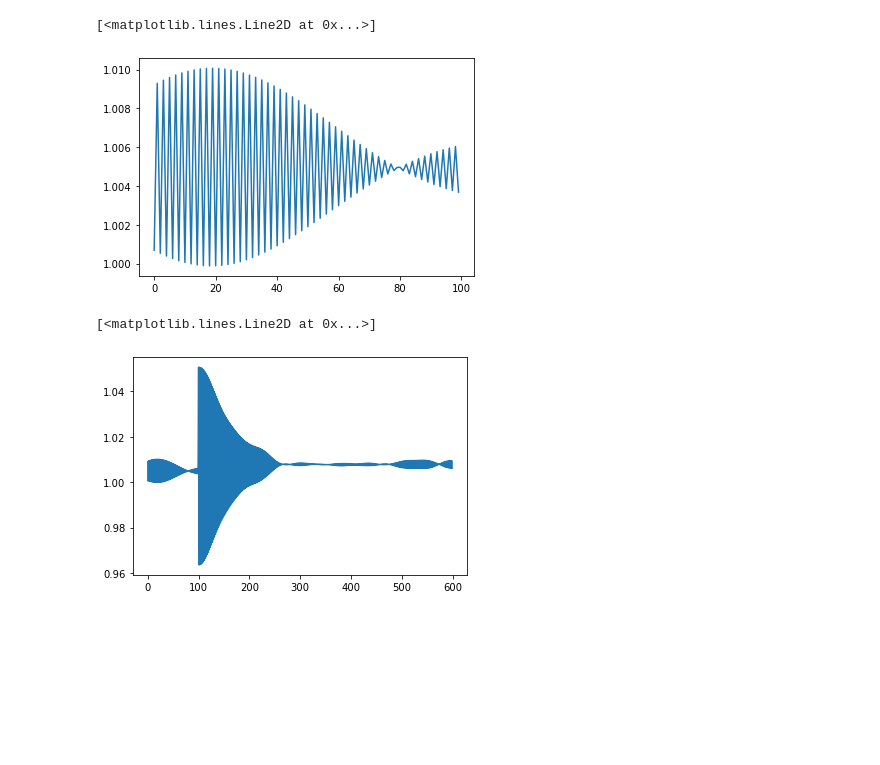
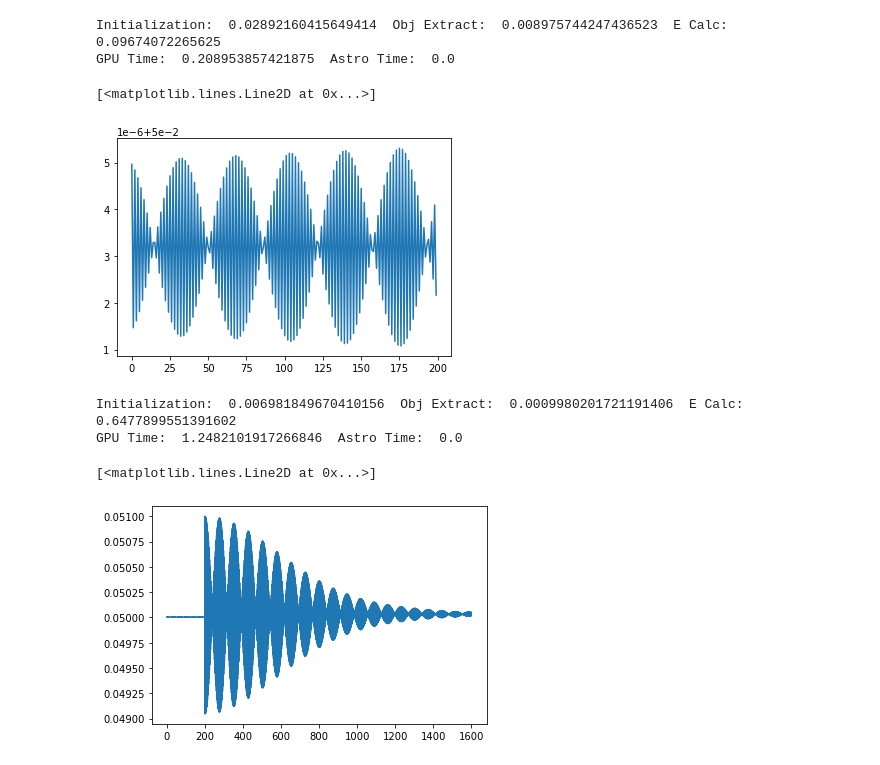
Before and after one commit to henhen724/EchoSimulation, a Jupyter notebook: PythonSimulation/Kepler Echo.ipynb, the cells around one changed output. Saved outputs shown, nothing was run; the diff lists cells and outputs as text; code cells hidden in the pictures; blank space fills up the shorter version.

```diff
--- a/PythonSimulation/Kepler Echo.ipynb
+++ b/PythonSimulation/Kepler Echo.ipynb
@@ -79,10 +85,10 @@ Omega = np.repeat(0.0, size) * u.rad
 # This leads to J_SHO = sqrt(ka/2)e^2 = sqrt(k/2)(J_1 - J_2^2/J_1)
 # Then im distributing particles according to exp{- J_SHO/epsilon}
 
-size = 1000
-r_0 = 1*u.km
-epsilon = 0.001*u.kg*u.km**2/u.s
-k = 1*u.kg*u.km**3/u.s**2
+size = 20000
+r_0 = 0.05*u.km
+epsilon = 0.0000001*u.kg*u.km**2/u.s
+k = 0.00112*u.kg*u.km**3/u.s**2
 m = 0.1*u.kg
 
 J_SHO = expon.rvs(scale=epsilon, loc=0, size=size)*1*u.kg*u.km**2/u.s
@@ -166,20 +148,22 @@ plt.scatter(x, y)
 # %%
 timestep = 1*u.second
 
-time_before_kick = 100*u.second
-time_after_kick = 500*u.second
-time_after_quad_kick = 2000*u.second
+time_before_kick = 200*u.second
+time_after_kick = 1400*u.second
+time_after_quad_kick = 4500*u.second
 
-steps_before_kick = int(time_before_kick/timestep)
-steps_after_kick = int(time_after_kick/timestep)
-steps_after_quad_kick = int(time_after_quad_kick/timestep)
+dipole_time = time_before_kick
+quad_time = time_before_kick + time_after_kick
+end_time = time_before_kick + time_after_kick + time_after_quad_kick
 
-total_time = time_before_kick + time_after_kick + time_after_quad_kick
-total_steps = steps_before_kick + steps_after_kick + steps_after_quad_kick
+dipole_step = int(dipole_time/timestep)
+quad_step = int(quad_time/timestep)
+end_step = int(end_time/timestep)
 
-time = np.linspace(0.0*u.second, total_time, total_steps)
 
-avr_radius = np.zeros(total_steps) * u.km
+time = np.linspace(0.0*u.second, end_time, end_step)
 
-radiuses = np.zeros((size, total_steps)) * u.km
-velocities = np.zeros((size, total_steps)) * u.km/u.second
+avr_radius = np.zeros(end_step) * u.km
+
+radiuses = np.zeros((size, end_step)) * u.km
+velocities = np.zeros((size, end_step)) * u.km/u.s
@@ -230,14 +170,21 @@ def propogate(orb, time_of_flight, timestep):
 # %%
-radiuses[:,0:steps_before_kick], velocities[:,0:steps_before_kick], final_mean_anamoly = propogate(orb, time_before_kick, timestep)
-for i in range(0, len(orb)):
-    orb[i] = Orbit.from_classical(GM, a[i], ecc[i], inc[i], Omega[i], w[i], final_mean_anamoly[i])
+gpuStart = time_pkg.time()
+radiuses[:,0:dipole_step], velocities[:,0:dipole_step], final_mean_anamoly = propagate(belt, dipole_time, timestep)
+gpuEnd = time_pkg.time()
+belt.setMeanAnamoly(final_mean_anamoly)
+astroEnd = time_pkg.time()
+
+print("GPU Time: ", gpuEnd-gpuStart, " Astro Time: ", astroEnd-gpuEnd)
+# %% [output]
+Initialization:  0.02892160415649414  Obj Extract:  0.008975744247436523  E Calc:  0.09674072265625
+GPU Time:  0.208953857421875  Astro Time:  0.0
 # %%
-avr_radius[0:steps_before_kick] = np.einsum('ij->j',radiuses[:,0:steps_before_kick])/size
+avr_radius[0:dipole_step] = average_scaler(radiuses, end=dipole_step)
 # %%
-plt.plot(time[0:steps_before_kick], avr_radius[0:steps_before_kick])
+plt.plot(time[0:dipole_step], avr_radius[0:dipole_step])
 # %% [output]
 [<matplotlib.lines.Line2D at 0x...>]
-[figure, old version]
+[figure, new version]
 # %%
 unit_r = np.empty(3)
 newR = np.empty(3)
@@ -267,7 +225,14 @@ for i in range(0, size):
 #             print(orb[i].r, old_radius)
 #             print("Radius should be",np.linalg.norm(newPosition) )
 # %%
-radiuses[:,steps_before_kick:steps_before_kick+steps_after_kick], velocities[:,steps_before_kick:steps_before_kick+steps_after_kick], final_mean_anamoly = propogate(orb, time_after_kick, timestep)
-for i in range(0, len(orb)):
-    orb[i] = Orbit.from_classical(GM, a[i], ecc[i], inc[i], Omega[i], w[i], final_mean_anamoly[i])
+gpuStart = time_pkg.time()
+radiuses[:,dipole_step:quad_step], velocities[:,dipole_step:quad_step], final_mean_anamoly = propagate(belt, quad_time-dipole_time, timestep)
+gpuEnd = time_pkg.time()
+belt.setMeanAnamoly(final_mean_anamoly)
+astroEnd = time_pkg.time()
+
+print("GPU Time: ", gpuEnd-gpuStart, " Astro Time: ", astroEnd-gpuEnd)
+# %% [output]
+Initialization:  0.006981849670410156  Obj Extract:  0.0009980201721191406  E Calc:  0.6477899551391602
+GPU Time:  1.2482101917266846  Astro Time:  0.0
 # %%
@@ -275,8 +240,8 @@ avr_radius[steps_before_kick:steps_before_kick+steps_after_kick] = np.einsum('ij
 # %%
-plt.plot(time[0:steps_before_kick+steps_after_kick], avr_radius[0:steps_before_kick+steps_after_kick])
+plt.plot(time[0:quad_step], avr_radius[0:quad_step])
 # %% [output]
 [<matplotlib.lines.Line2D at 0x...>]
-[figure, old version]
+[figure, new version]
 # %%
 unit_r = np.empty(3)
 newR = np.empty(3)
```
Also changed, not shown: parts of 15 cells of this notebook, 2 other files.
